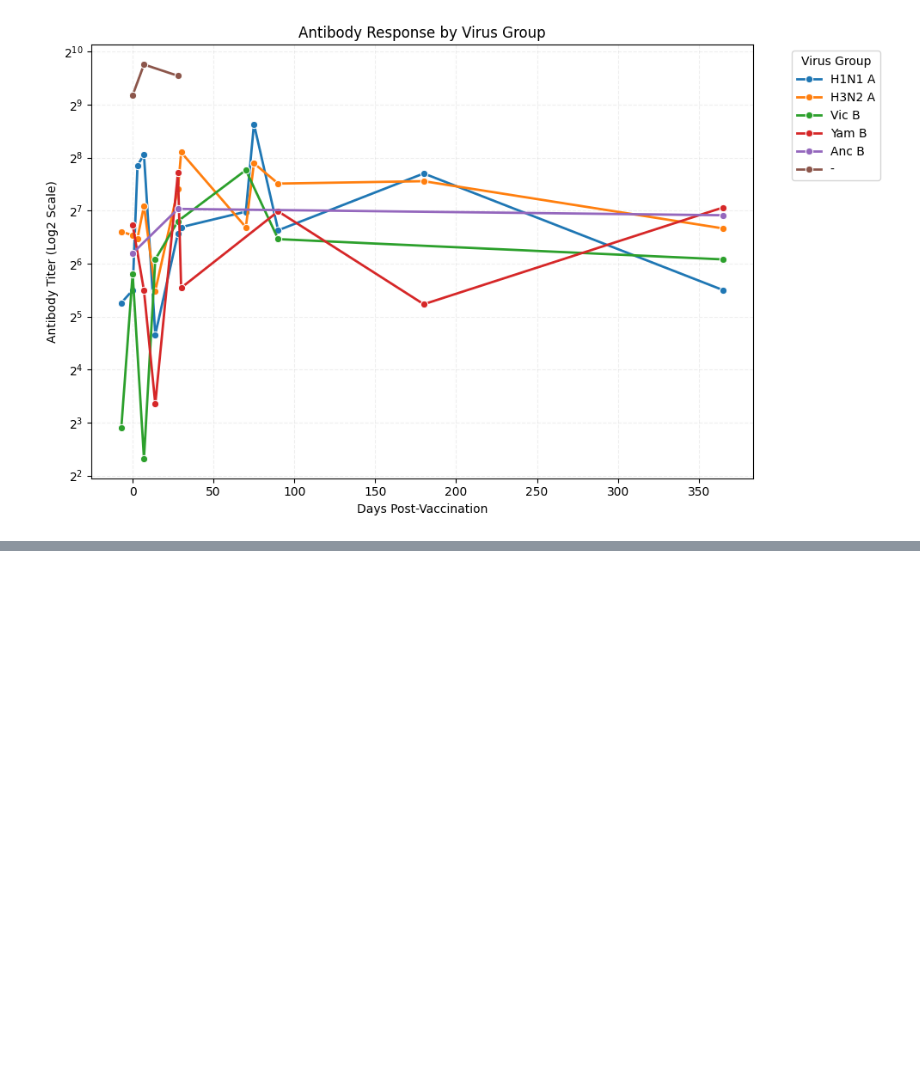
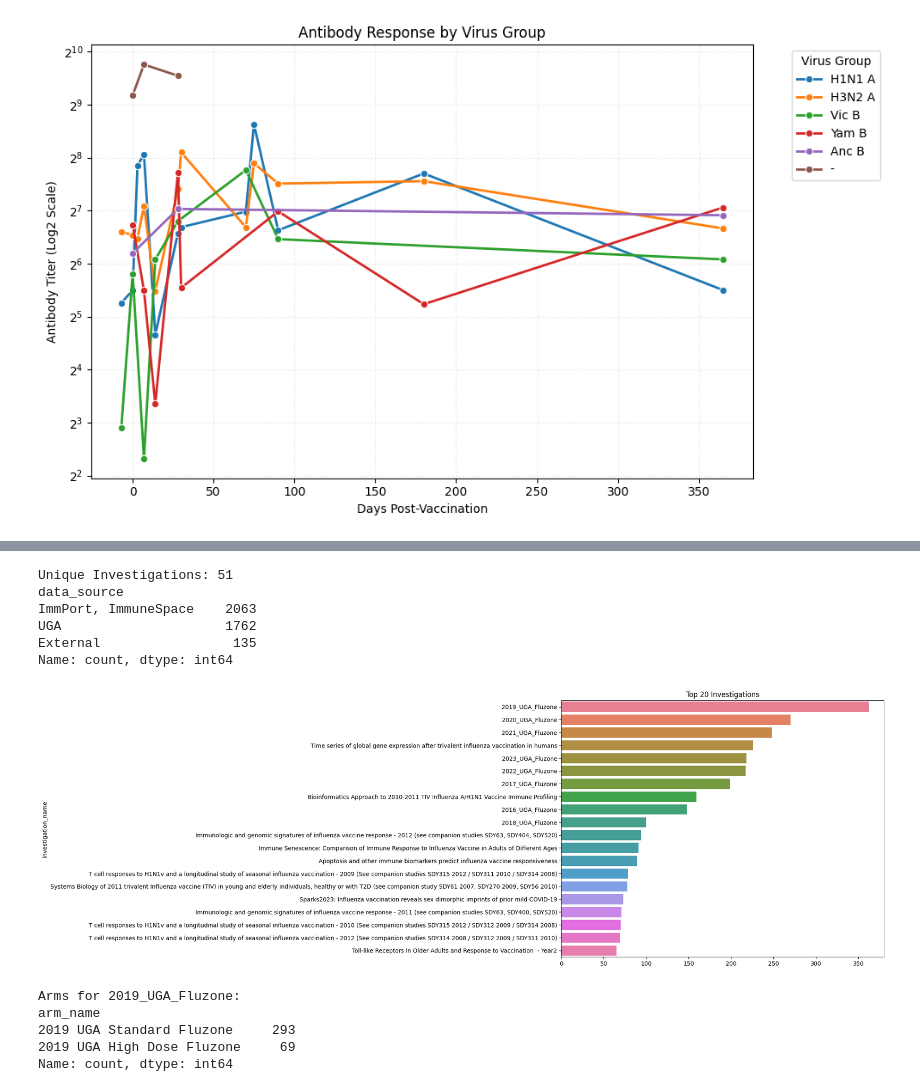
Before and after one commit to DirtyChay/cmi-flu-prediction-challenge, a Jupyter notebook: EDA.ipynb, the cells around one changed output, grey strips where cells are left out. Saved outputs shown, nothing was run; the diff lists cells and outputs as text; code cells hidden in the pictures; blank space fills up the shorter version.

```diff
--- a/EDA.ipynb
+++ b/EDA.ipynb
@@ -394,0 +440,29 @@ Virus Groups Found:
+# %%
+# Quick stats on studies and sources
+print(f"Unique Investigations: {train_participants['investigation_id'].nunique()}")
+print(train_participants['data_source'].value_counts())
+
+# Plot top 20 investigations
+top_investigations = train_participants['investigation_name'].value_counts().head(20)
+plt.figure(figsize=(10, 8))
+sns.barplot(y=top_investigations.index, x=top_investigations.values, hue=top_investigations.index, legend=False)
+plt.title('Top 20 Investigations')
+plt.show()
+
+# Check arms for the largest study
+top_study = top_investigations.index[0]
+print(f"Arms for {top_study}:")
+print(train_participants[train_participants['investigation_name'] == top_study]['arm_name'].value_counts())
+# %% [output]
+Unique Investigations: 51
+data_source
+ImmPort, ImmuneSpace    2063
+UGA                     1762
+External                 135
+Name: count, dtype: int64
+[figure, added]
+Arms for 2019_UGA_Fluzone:
+arm_name
+2019 UGA Standard Fluzone     293
+2019 UGA High Dose Fluzone     69
+Name: count, dtype: int64
```
Also changed, not shown: parts of 10 cells of this notebook.
